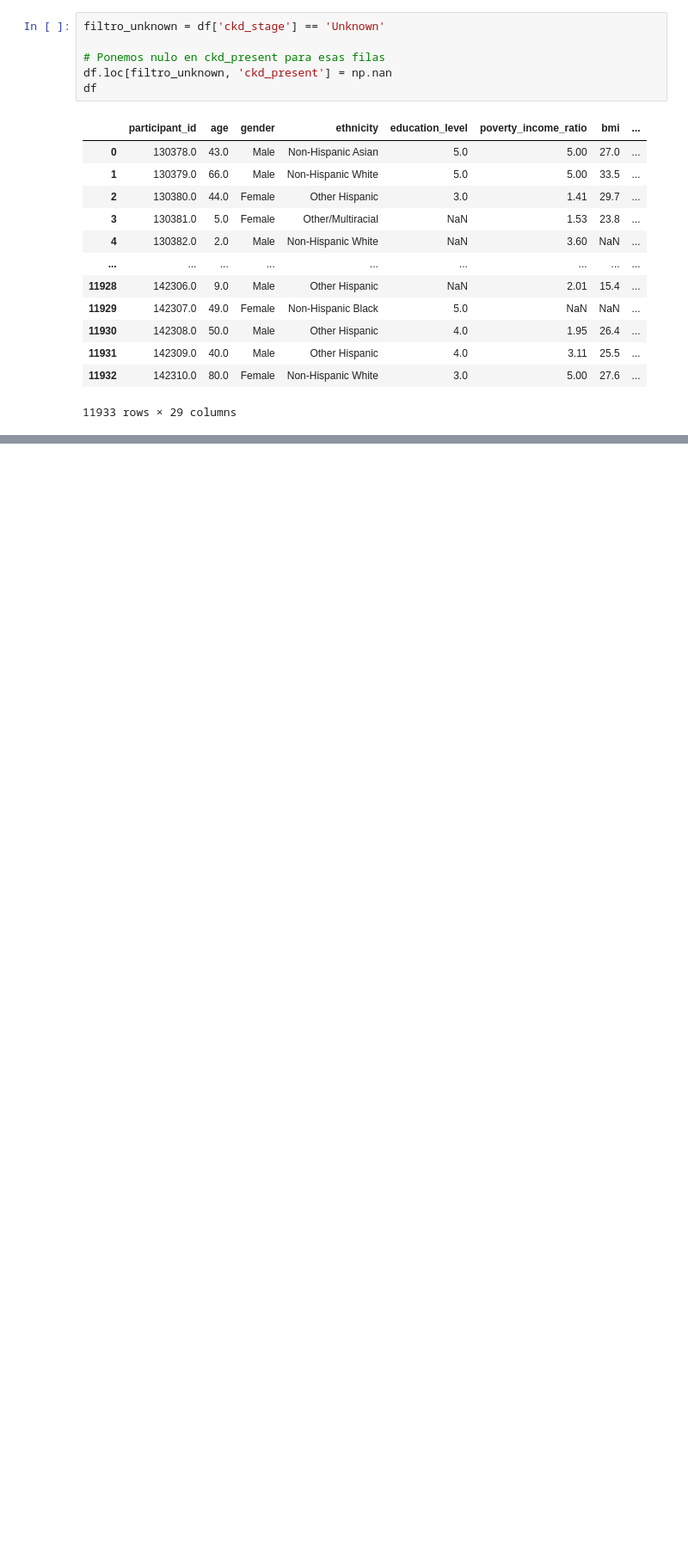
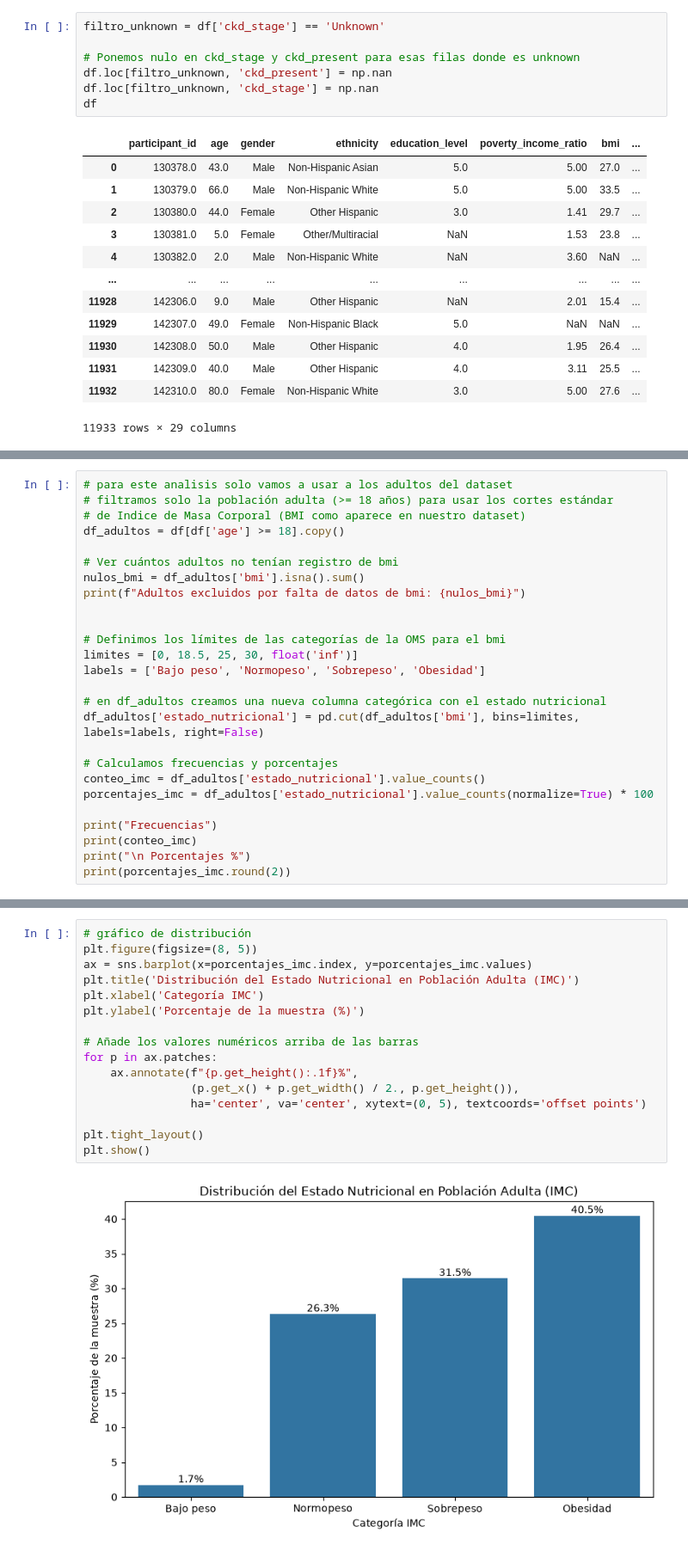
Before and after one commit to tincho1102/TpEspecialFundamentos, a Jupyter notebook: analisis.ipynb, the cells around one changed output, grey strips where cells are left out. Shown at 86% size. Saved outputs shown, nothing was run; the diff lists cells and outputs as text; blank space fills up the shorter version.

```diff
--- a/analisis.ipynb
+++ b/analisis.ipynb
@@ -216,8 +225,9 @@ df_limpio = df[~inconsistencia_ckd].copy()
 # %%
 filtro_unknown = df['ckd_stage'] == 'Unknown'
 
-# Ponemos nulo en ckd_present para esas filas
+# Ponemos nulo en ckd_stage y ckd_present para esas filas donde es unknown
 df.loc[filtro_unknown, 'ckd_present'] = np.nan
+df.loc[filtro_unknown, 'ckd_stage'] = np.nan
 df
 # %% [output]
 |  | participant_id | age | gender | ethnicity | education_level | poverty_income_ratio | bmi | ... |
@@ -235,0 +257,26 @@ df
+# %%
+# para este analisis solo vamos a usar a los adultos del dataset
+# filtramos solo la población adulta (>= 18 años) para usar los cortes estándar
+# de Indice de Masa Corporal (BMI como aparece en nuestro dataset)
+df_adultos = df[df['age'] >= 18].copy()
+
+# Ver cuántos adultos no tenían registro de bmi
+nulos_bmi = df_adultos['bmi'].isna().sum()
+print(f"Adultos excluidos por falta de datos de bmi: {nulos_bmi}")
+
+
+# Definimos los límites de las categorías de la OMS para el bmi
+limites = [0, 18.5, 25, 30, float('inf')]
+labels = ['Bajo peso', 'Normopeso', 'Sobrepeso', 'Obesidad']
+
+# en df_adultos creamos una nueva columna categórica con el estado nutricional
+df_adultos['estado_nutricional'] = pd.cut(df_adultos['bmi'], bins=limites, labels=labels, right=False)
+
+# Calculamos frecuencias y porcentajes
+conteo_imc = df_adultos['estado_nutricional'].value_counts()
+porcentajes_imc = df_adultos['estado_nutricional'].value_counts(normalize=True) * 100
+
+print("Frecuencias")
+print(conteo_imc)
+print("\n Porcentajes %")
+print(porcentajes_imc.round(2))
@@ -235,0 +302,18 @@ df
+# %%
+# gráfico de distribución
+plt.figure(figsize=(8, 5))
+ax = sns.barplot(x=porcentajes_imc.index, y=porcentajes_imc.values)
+plt.title('Distribución del Estado Nutricional en Población Adulta (IMC)')
+plt.xlabel('Categoría IMC')
+plt.ylabel('Porcentaje de la muestra (%)')
+
+# Añade los valores numéricos arriba de las barras
+for p in ax.patches:
+    ax.annotate(f"{p.get_height():.1f}%",
+                (p.get_x() + p.get_width() / 2., p.get_height()),
+                ha='center', va='center', xytext=(0, 5), textcoords='offset points')
+
+plt.tight_layout()
+plt.show()
+# %% [output]
+[figure, added]
```
Also changed, not shown: parts of 13 cells of this notebook, 1 other file.
